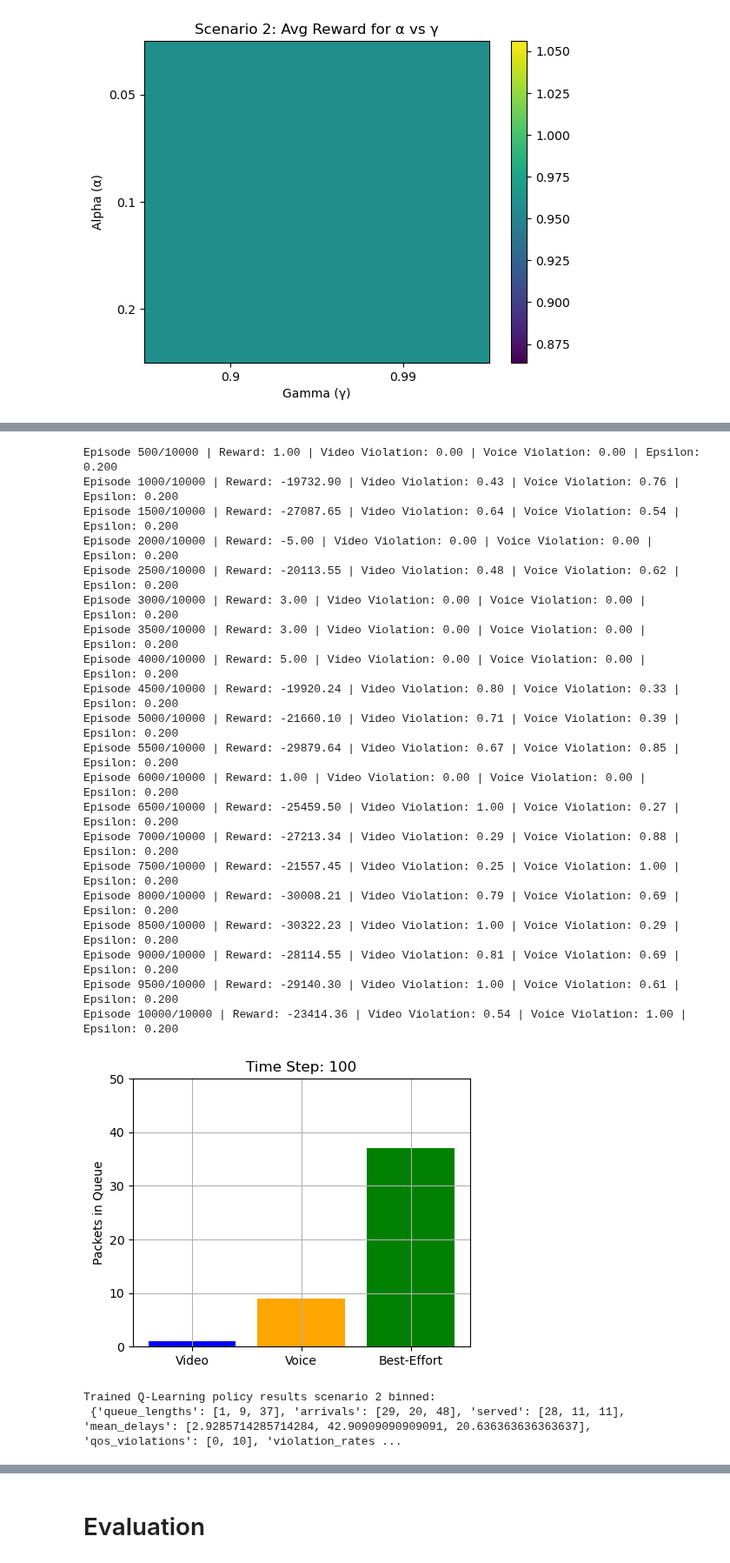
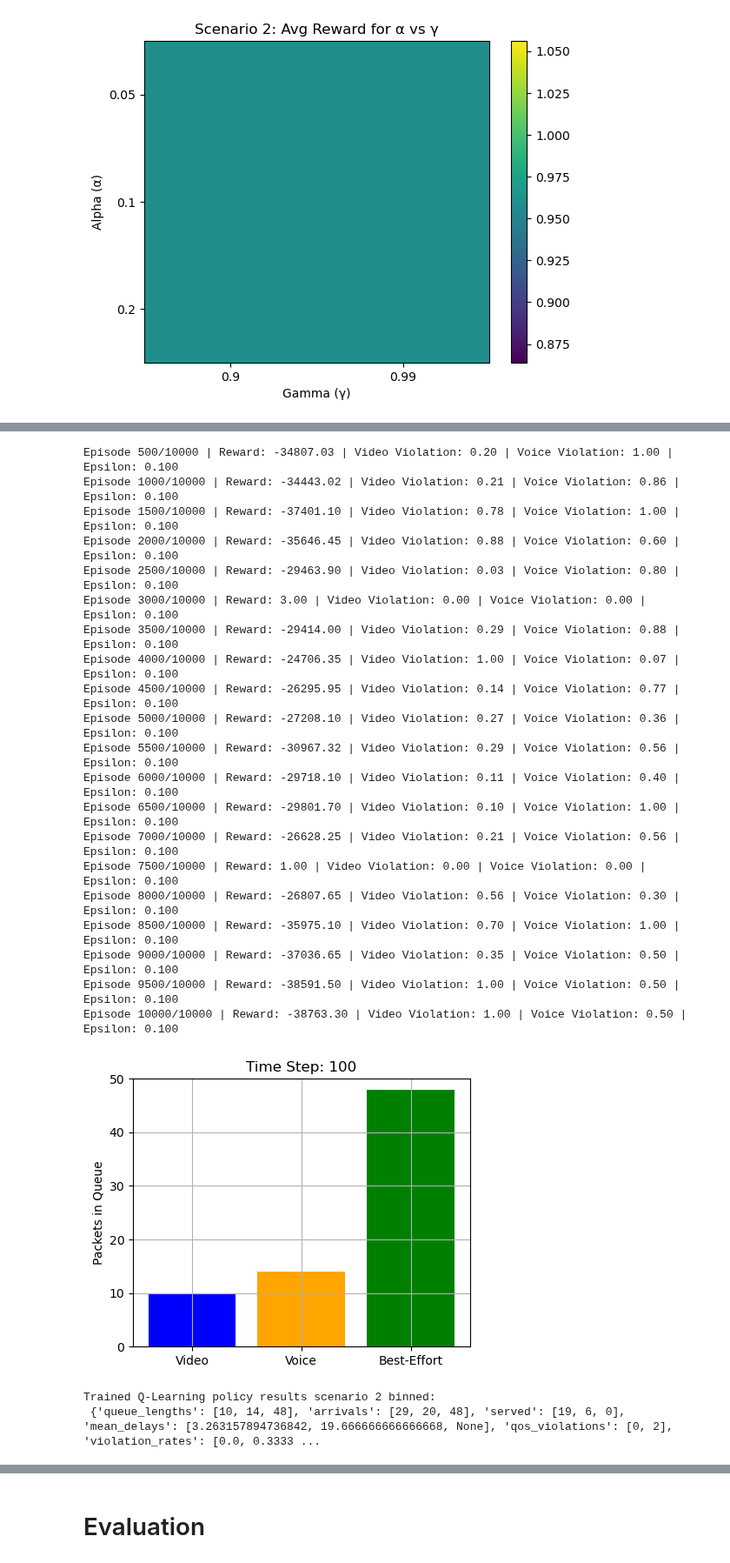
Before and after one commit to Tanjim-5125/packet_scheduling_A2_32, a Jupyter notebook: assingment2_packet_scheduler.ipynb, the cells around one changed output, grey strips where cells are left out. Shown at 87% size. Drawn from its saved outputs; the diff is of its cells as text; code cells hidden in the pictures.

```diff
--- a/assingment2_packet_scheduler.ipynb
+++ b/assingment2_packet_scheduler.ipynb
@@ -288,3 +287,12 @@ env.get_statistics()
  'qos_violations': [4, 6],
  'violation_rates': [0.3076923076923077, 0.5],
  'empty_queue_penalty_count': 15}
+# %%
+env = PacketSchedulerEnv(scenario=2)
+obs, _ = env.reset()
+
+for _ in range(50):
+    action = env.action_space.sample()  # Random policy
+    obs, reward, done, truncated, info = env.step(action)
+    env.draw_network_queue()
+    time.sleep(0.2)
@@ -877,13 +784,13 @@ SEED = 42
 env = PacketSchedulerEnv(scenario=1, seed = SEED)
 
 # 2) Q-table: maps state (tuple) → array of action-values
-Q = defaultdict(lambda: np.zeros(env.action_space.n))
+Q1 = defaultdict(lambda: np.zeros(env.action_space.n))
 
 # 3) Hyperparameters
 alpha         = 0.5    # learning rate
 gamma         = 0.99   # discount factor
-epsilon       = 1.0    # initial exploration rate
-epsilon_min   = 0.5   # minimum ε
+epsilon       = 0.5    # initial exploration rate
+epsilon_min   = 0.01   # minimum ε
 epsilon_decay = 0.9  # multiplicative decay per episode
 num_episodes  = 2000
 max_steps     = 150    # max steps per episode
@@ -899,7 +806,7 @@ for ep in range(1, num_episodes+1):
         if np.random.rand() < epsilon:
             action = env.action_space.sample()
         else:
-            action = int(np.argmax(Q[state]))
+            action = int(np.argmax(Q1[state]))
 
         # take action
         obs2, reward, done, truncated, info = env.step(action)
@@ -909,7 +816,7 @@ for ep in range(1, num_episodes+1):
         # Q-learning update
         best_next = np.max(Q[next_state])
         td_target = reward + gamma * best_next
-        Q[state][action] += alpha * (td_target - Q[state][action])
+        Q1[state][action] += alpha * (td_target - Q1[state][action])
 
         state = next_state
         if done or truncated:
@@ -946,7 +853,7 @@ Episode 2000/2000  total_reward=-2.1  ε=0.500
 obs, _ = env.reset(seed=SEED)
 state = tuple(obs)
 for t in range(100):
-    action = int(np.argmax(Q[state]))
+    action = int(np.argmax(Q1[state]))
     obs, reward, done, truncated, info = env.step(action)
     env.draw_network_queue()
     time.sleep(0.1)
@@ -998,13 +905,13 @@ def get_coarse_state(env):
 SEED = 42
 
 env = PacketSchedulerEnv(scenario=2, seed=SEED)
-Q = defaultdict(lambda: np.zeros(env.action_space.n))
+Q2 = defaultdict(lambda: np.zeros(env.action_space.n))
 
-alpha         = 0.7
-gamma         = 0.99
+alpha         = 0.05
+gamma         = 0.9
 epsilon       = 1.0
-epsilon_min   = 0.2
-epsilon_decay = 0.9
+epsilon_min   = 0.1
+epsilon_decay = 0.99
 num_episodes  = 10000
 max_steps     = 250
 
@@ -1031,7 +938,7 @@ for ep in range(1, num_episodes + 1):
 
         # Q-learning update
         best_next = np.max(Q[next_state])
-        Q[state][action] += alpha * (reward + gamma * best_next - Q[state][action])
+        Q2[state][action] += alpha * (reward + gamma * best_next - Q2[state][action])
 
         state = next_state
         if done or truncated:
@@ -1051,42 +958,42 @@ for ep in range(1, num_episodes + 1):
               f"Voice Violation: {stats['violation_rates'][1]:.2f} | "
               f"Epsilon: {epsilon:.3f}")
 # %% [output]
-Episode 500/10000 | Reward: 1.00 | Video Violation: 0.00 | Voice Violation: 0.00 | Epsilon: 0.200
-Episode 1000/10000 | Reward: -19732.90 | Video Violation: 0.43 | Voice Violation: 0.76 | Epsilon: 0.200
-Episode 1500/10000 | Reward: -27087.65 | Video Violation: 0.64 | Voice Violation: 0.54 | Epsilon: 0.200
-Episode 2000/10000 | Reward: -5.00 | Video Violation: 0.00 | Voice Violation: 0.00 | Epsilon: 0.200
-Episode 2500/10000 | Reward: -20113.55 | Video Violation: 0.48 | Voice Violation: 0.62 | Epsilon: 0.200
-Episode 3000/10000 | Reward: 3.00 | Video Violation: 0.00 | Voice Violation: 0.00 | Epsilon: 0.200
-Episode 3500/10000 | Reward: 3.00 | Video Violation: 0.00 | Voice Violation: 0.00 | Epsilon: 0.200
-Episode 4000/10000 | Reward: 5.00 | Video Violation: 0.00 | Voice Violation: 0.00 | Epsilon: 0.200
-Episode 4500/10000 | Reward: -19920.24 | Video Violation: 0.80 | Voice Violation: 0.33 | Epsilon: 0.200
-Episode 5000/10000 | Reward: -21660.10 | Video Violation: 0.71 | Voice Violation: 0.39 | Epsilon: 0.200
-Episode 5500/10000 | Reward: -29879.64 | Video Violation: 0.67 | Voice Violation: 0.85 | Epsilon: 0.200
-Episode 6000/10000 | Reward: 1.00 | Video Violation: 0.00 | Voice Violation: 0.00 | Epsilon: 0.200
-Episode 6500/10000 | Reward: -25459.50 | Video Violation: 1.00 | Voice Violation: 0.27 | Epsilon: 0.200
-Episode 7000/10000 | Reward: -27213.34 | Video Violation: 0.29 | Voice Violation: 0.88 | Epsilon: 0.200
-Episode 7500/10000 | Reward: -21557.45 | Video Violation: 0.25 | Voice Violation: 1.00 | Epsilon: 0.200
-Episode 8000/10000 | Reward: -30008.21 | Video Violation: 0.79 | Voice Violation: 0.69 | Epsilon: 0.200
-Episode 8500/10000 | Reward: -30322.23 | Video Violation: 1.00 | Voice Violation: 0.29 | Epsilon: 0.200
-Episode 9000/10000 | Reward: -28114.55 | Video Violation: 0.81 | Voice Violation: 0.69 | Epsilon: 0.200
-Episode 9500/10000 | Reward: -29140.30 | Video Violation: 1.00 | Voice Violation: 0.61 | Epsilon: 0.200
-Episode 10000/10000 | Reward: -23414.36 | Video Violation: 0.54 | Voice Violation: 1.00 | Epsilon: 0.200
+Episode 500/10000 | Reward: -34807.03 | Video Violation: 0.20 | Voice Violation: 1.00 | Epsilon: 0.100
+Episode 1000/10000 | Reward: -34443.02 | Video Violation: 0.21 | Voice Violation: 0.86 | Epsilon: 0.100
+Episode 1500/10000 | Reward: -37401.10 | Video Violation: 0.78 | Voice Violation: 1.00 | Epsilon: 0.100
+Episode 2000/10000 | Reward: -35646.45 | Video Violation: 0.88 | Voice Violation: 0.60 | Epsilon: 0.100
+Episode 2500/10000 | Reward: -29463.90 | Video Violation: 0.03 | Voice Violation: 0.80 | Epsilon: 0.100
+Episode 3000/10000 | Reward: 3.00 | Video Violation: 0.00 | Voice Violation: 0.00 | Epsilon: 0.100
+Episode 3500/10000 | Reward: -29414.00 | Video Violation: 0.29 | Voice Violation: 0.88 | Epsilon: 0.100
+Episode 4000/10000 | Reward: -24706.35 | Video Violation: 1.00 | Voice Violation: 0.07 | Epsilon: 0.100
+Episode 4500/10000 | Reward: -26295.95 | Video Violation: 0.14 | Voice Violation: 0.77 | Epsilon: 0.100
+Episode 5000/10000 | Reward: -27208.10 | Video Violation: 0.27 | Voice Violation: 0.36 | Epsilon: 0.100
+Episode 5500/10000 | Reward: -30967.32 | Video Violation: 0.29 | Voice Violation: 0.56 | Epsilon: 0.100
+Episode 6000/10000 | Reward: -29718.10 | Video Violation: 0.11 | Voice Violation: 0.40 | Epsilon: 0.100
+Episode 6500/10000 | Reward: -29801.70 | Video Violation: 0.10 | Voice Violation: 1.00 | Epsilon: 0.100
+Episode 7000/10000 | Reward: -26628.25 | Video Violation: 0.21 | Voice Violation: 0.56 | Epsilon: 0.100
+Episode 7500/10000 | Reward: 1.00 | Video Violation: 0.00 | Voice Violation: 0.00 | Epsilon: 0.100
+Episode 8000/10000 | Reward: -26807.65 | Video Violation: 0.56 | Voice Violation: 0.30 | Epsilon: 0.100
+Episode 8500/10000 | Reward: -35975.10 | Video Violation: 0.70 | Voice Violation: 1.00 | Epsilon: 0.100
+Episode 9000/10000 | Reward: -37036.65 | Video Violation: 0.35 | Voice Violation: 0.50 | Epsilon: 0.100
+Episode 9500/10000 | Reward: -38591.50 | Video Violation: 1.00 | Voice Violation: 0.50 | Epsilon: 0.100
+Episode 10000/10000 | Reward: -38763.30 | Video Violation: 1.00 | Voice Violation: 0.50 | Epsilon: 0.100
 # %%
 # Evaluation
 obs, _ = env.reset(seed=SEED)
 state = get_coarse_state(env)
 for t in range(100):
-    action = int(np.argmax(Q[state]))
+    action = int(np.argmax(Q2[state]))
     obs, reward, done, truncated, info = env.step(action)
     env.draw_network_queue()  # Optional: visualize
     state = get_coarse_state(env)
     if done or truncated:
         break
 print("Trained Q-Learning policy results scenario 2 binned:\n", env.get_statistics())
 # %% [output]
-[figure, old version]
+[figure, new version]
 Trained Q-Learning policy results scenario 2 binned:
- {'queue_lengths': [1, 9, 37], 'arrivals': [29, 20, 48], 'served': [28, 11, 11], 'mean_delays': [2.9285714285714284, 42.90909090909091, 20.636363636363637], 'qos_violations': [0, 10], 'violation_rates ...
+ {'queue_lengths': [10, 14, 48], 'arrivals': [29, 20, 48], 'served': [19, 6, 0], 'mean_delays': [3.263157894736842, 19.666666666666668, None], 'qos_violations': [0, 2], 'violation_rates': [0.0, 0.3333 ...
 # %%
 print("Trained Q-Learning policy results scenario 2\n:", env.get_statistics())
 # %% [output]
```
Also changed, not shown: parts of 16 cells of this notebook.
